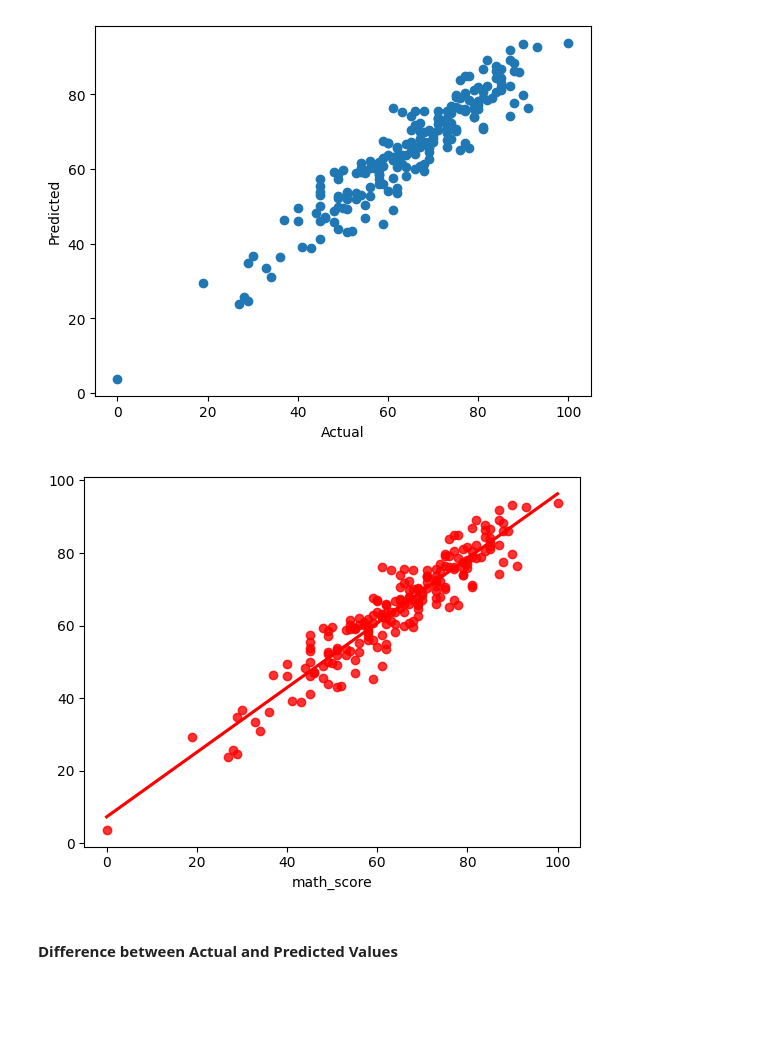
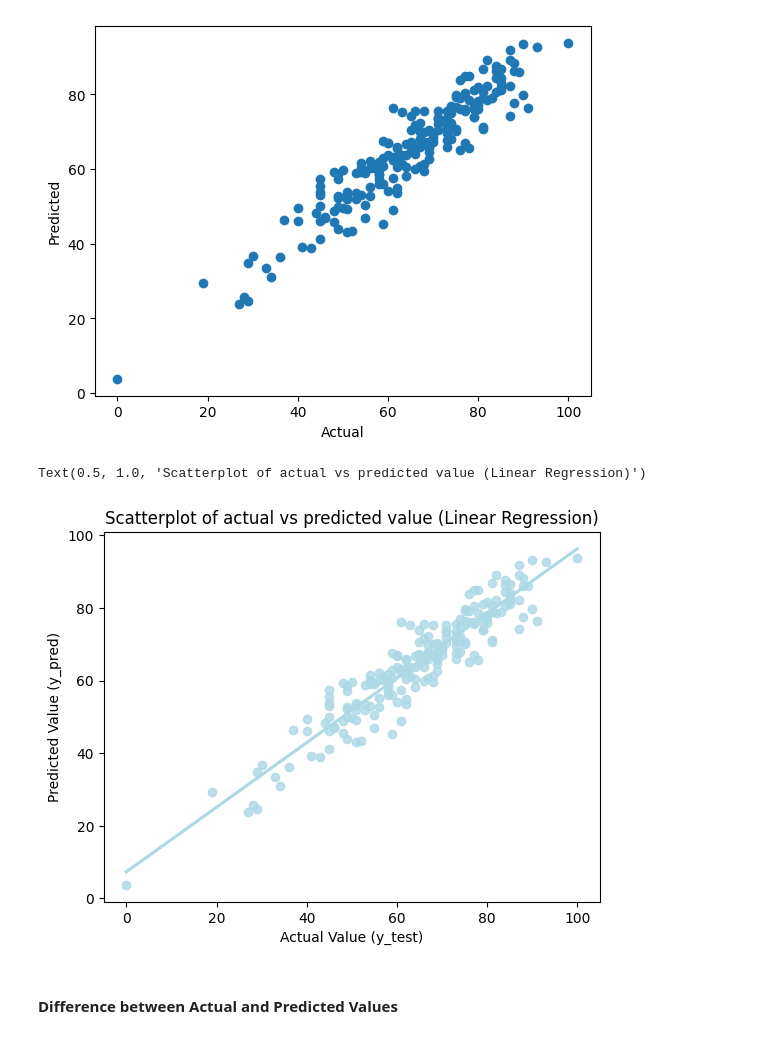
Before and after one commit to RevanzaIfannyA/Students_Performance_In_Exams_MLProject, a Jupyter notebook: notebook/2. MODEL TRAINING.ipynb, the cells around one changed output. Cells and saved outputs as stored; diff of their text form; code cells hidden in the pictures; blank space fills up the shorter version.

```diff
--- a/notebook/2. MODEL TRAINING.ipynb
+++ b/notebook/2. MODEL TRAINING.ipynb
@@ -215,9 +215,13 @@ plt.ylabel('Predicted');
 # %% [output]
 [figure]
 # %%
-sns.regplot(x=y_test,y=y_pred,ci=None,color ='red');
+sns.regplot(x=y_test,y=y_pred,ci=None,color ='lightblue');
+plt.xlabel("Actual Value (y_test)")
+plt.ylabel("Predicted Value (y_pred)")
+plt.title("Scatterplot of actual vs predicted value (Linear Regression)")
 # %% [output]
+Text(0.5, 1.0, 'Scatterplot of actual vs predicted value (Linear Regression)')
-[figure, old version]
+[figure, new version]
 # %% [markdown]
 #### Difference between Actual and Predicted Values
 # %%
```
Also changed, not shown: parts of 2 cells of this notebook, 14 other files.
